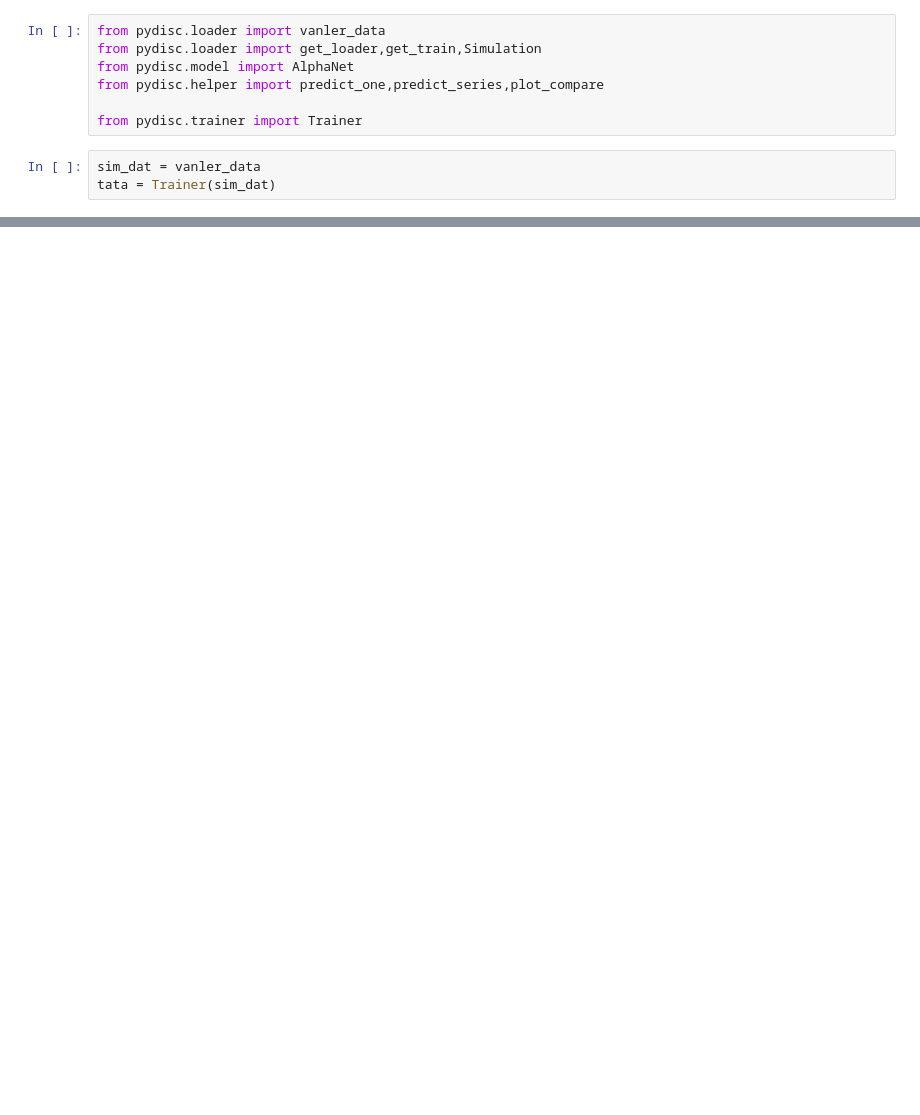
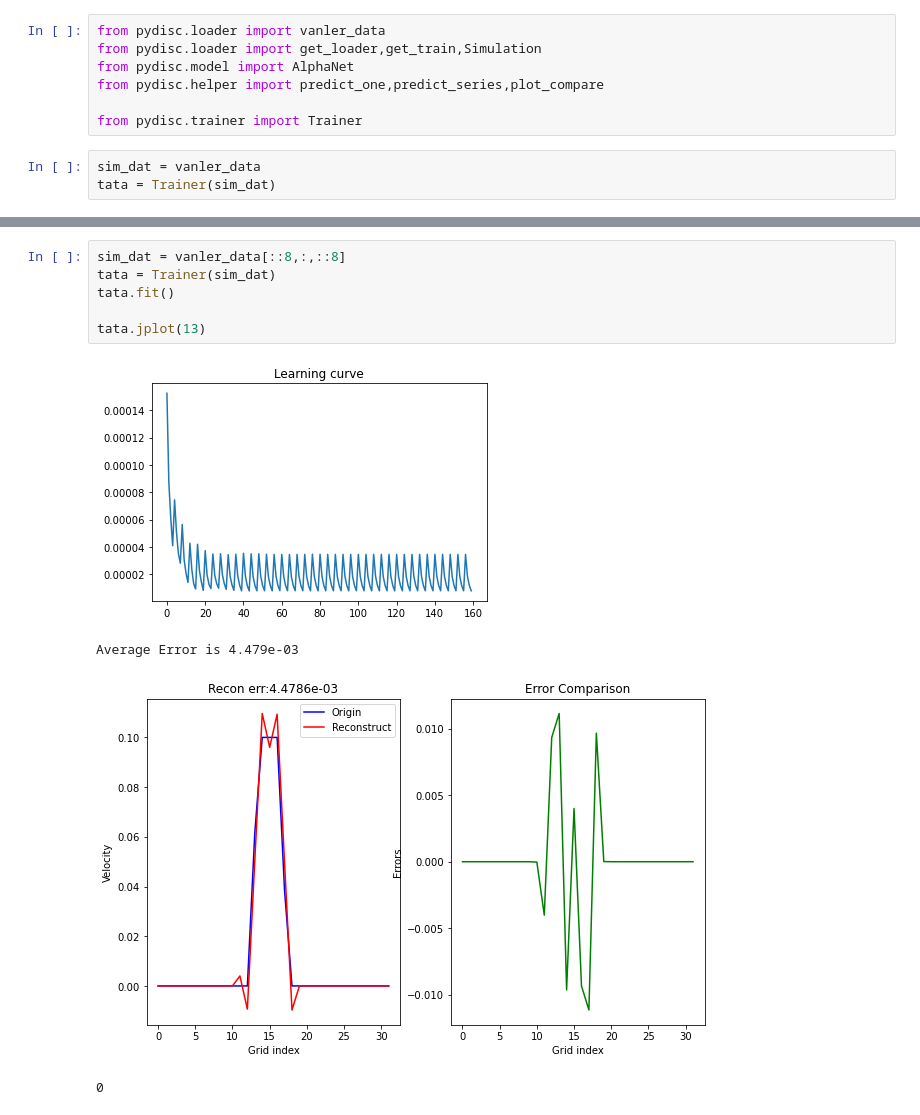
Before and after one commit to kulkarnisp/data-driven-discretisation, a Jupyter notebook: examples/rDataDrivenPDE-II.ipynb, the cells around one changed output, grey strips where cells are left out. Cells and saved outputs as stored; diff of their text form; blank space fills up the shorter version.

```diff
--- a/examples/rDataDrivenPDE-II.ipynb
+++ b/examples/rDataDrivenPDE-II.ipynb
@@ -38,0 +58,11 @@ Average Error is 4.082e-05
+# %%
+sim_dat = vanler_data[::8,:,::8]
+tata = Trainer(sim_dat)
+tata.fit()
+
+tata.jplot(13)
+# %% [output]
+[figure, added]
+Average Error is 4.479e-03
+[figure, added]
+0
```
Also changed, not shown: parts of 10 cells of this notebook, 1 other file.
